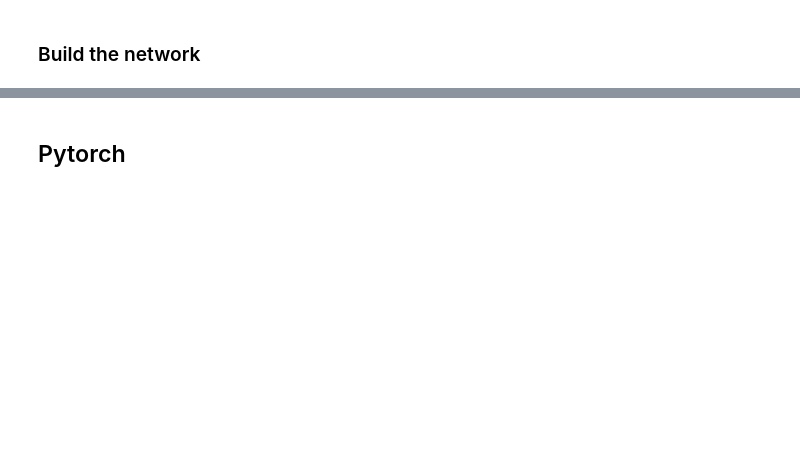
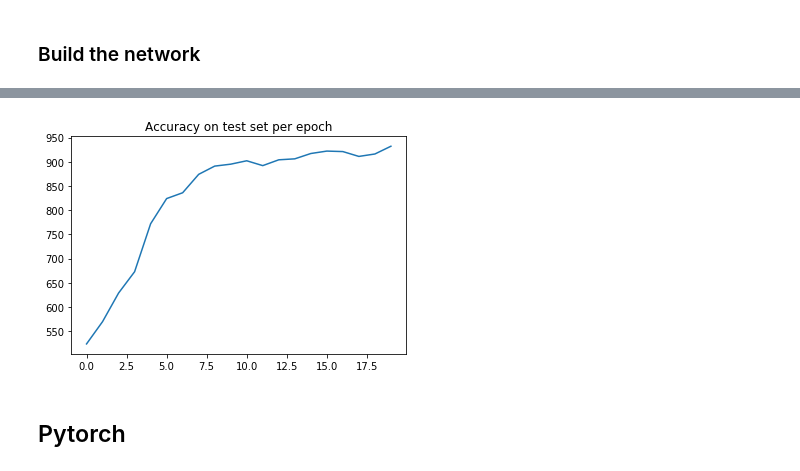
Before and after one commit to hm-haitham/DeepLearning, a Jupyter notebook: project_2/Untitled.ipynb, the cells around one changed output, grey strips where cells are left out. Saved outputs shown, nothing was run; the diff lists cells and outputs as text; code cells hidden in the pictures; blank space fills up the shorter version.

```diff
--- a/project_2/Untitled.ipynb
+++ b/project_2/Untitled.ipynb
@@ -134,3 +206,9 @@ plt.show()
+# %%
+plt.plot(total_acc)
+plt.title('Accuracy on test set per epoch')
+plt.show()
+# %% [output]
+[figure, added]
 # %% [markdown]
 ## Pytorch
 # %%
```
Also changed, not shown: parts of 12 cells of this notebook, 1 other file.
